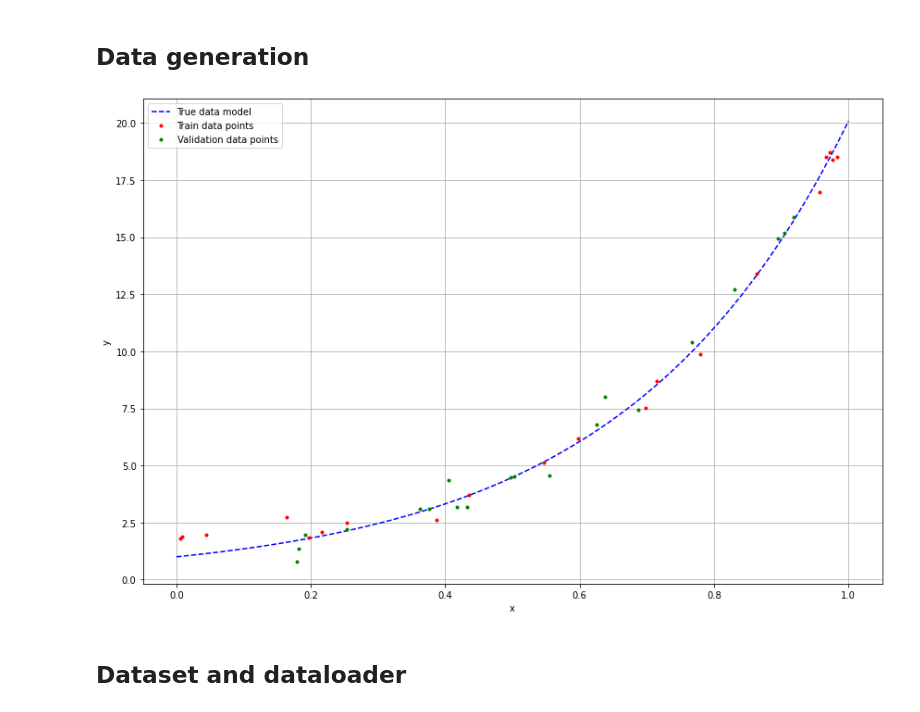
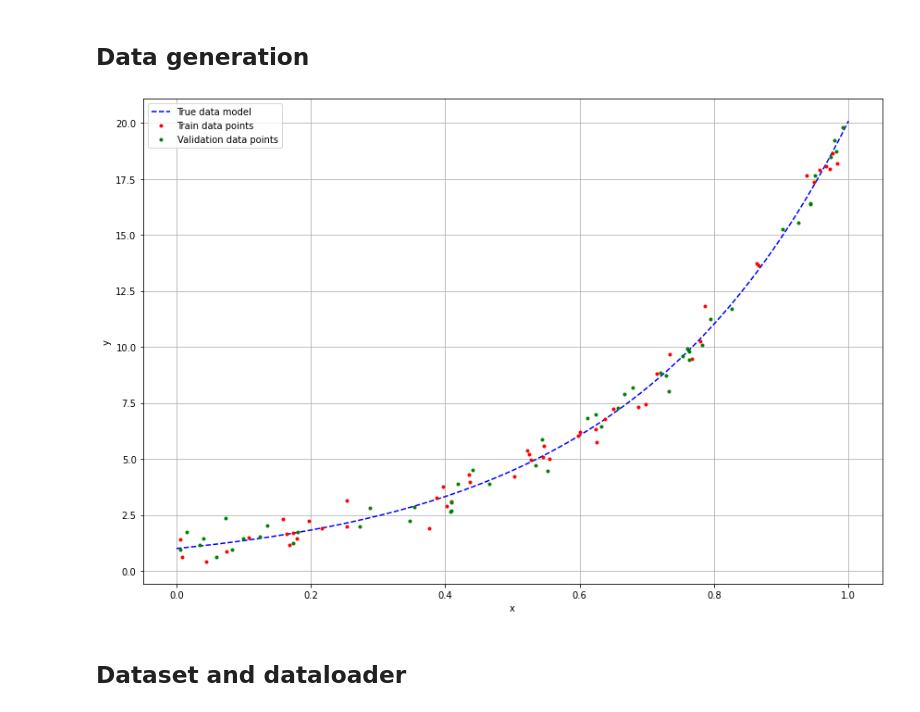
Before and after one commit to abassi98/NNDL, a Jupyter notebook: Homework_1/Regression.ipynb, the cells around one changed output. Saved outputs shown, nothing was run; the diff lists cells and outputs as text; code cells hidden in the pictures.

```diff
--- a/Homework_1/Regression.ipynb
+++ b/Homework_1/Regression.ipynb
@@ -47,36 +47,36 @@ beta = 3.0
 noise_std = 0.5
 np.random.seed(4)
 
 ### Train data
-num_train_points = 20
+num_train_points = 50
 x_train = np.random.rand(num_train_points)
 y_train = exp_model(x_train, alpha, beta, noise_std)
 with open('train_data.csv', 'w') as f:
     data = [f"{x},{y}" for x, y in zip(x_train, y_train)]
     f.write('\n'.join(data))
 
 ### Validation data
-num_val_points = 20
+num_val_points = 50
 x_val = np.random.rand(num_val_points)
 y_val = exp_model(x_val, alpha, beta, noise_std)
 with open('val_data.csv', 'w') as f:
     data = [f"{x},{y}" for x, y in zip(x_val, y_val)]
     f.write('\n'.join(data))
 
 ### Plot
 plt.figure(figsize=(12,8))
 x_highres = np.linspace(0,1,1000)
 plt.plot(x_highres, exp_model(x_highres, alpha, beta), color='b', ls='--', label='True data model')
 plt.plot(x_train, y_train, color='r', ls='', marker='.', label='Train data points')
 plt.plot(x_val, y_val, color='g', ls='', marker='.', label='Validation data points')
 plt.xlabel('x')
 plt.ylabel('y')
 plt.grid()
 plt.legend()
 plt.tight_layout()
 plt.show()
 # %% [output]
-[figure, old version]
+[figure, new version]
 # %% [markdown]
 ## Dataset and dataloader
 # %% [markdown]
```
Also changed, not shown: parts of 26 cells of this notebook, 3 other files.
